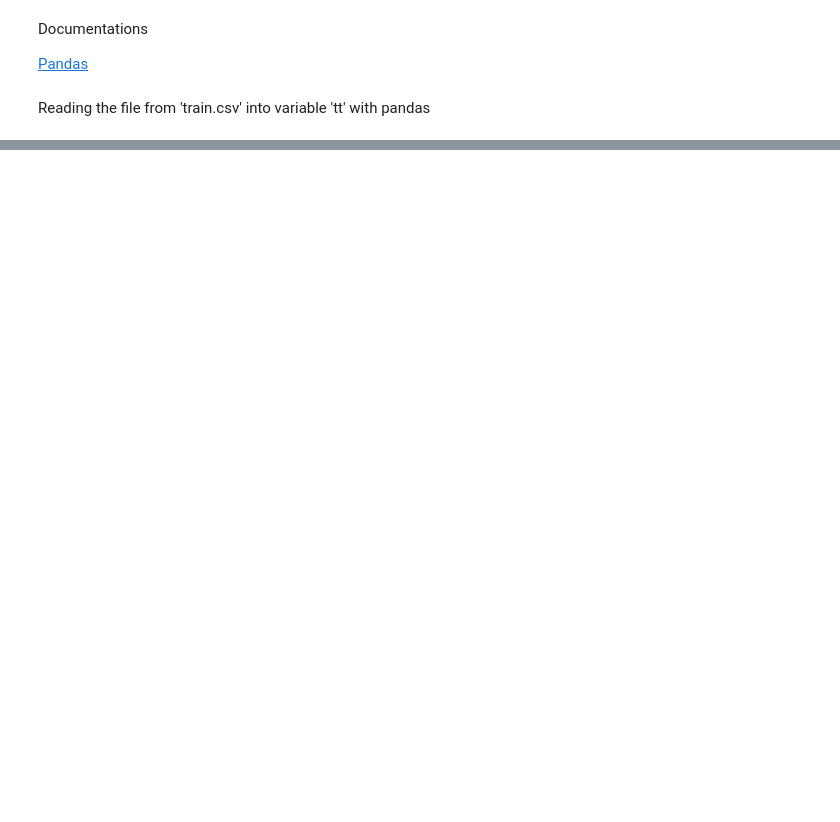
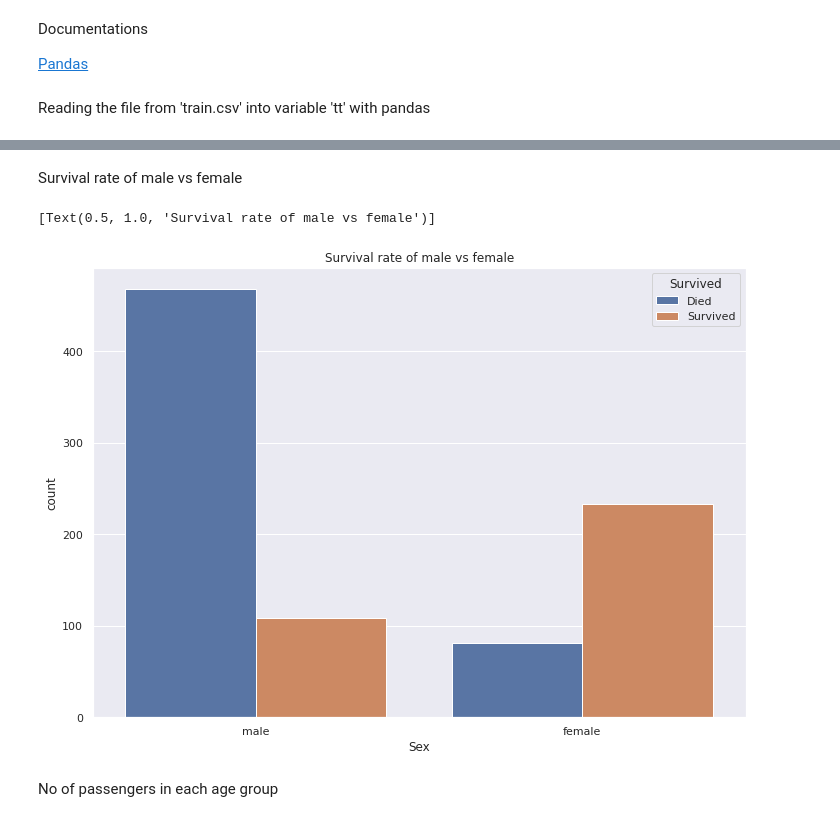
Before and after one commit to nishJay/Scripting-Lab-Codes, a Jupyter notebook: Titanic_dataset.ipynb, the cells around one changed output, grey strips where cells are left out. Cells and saved outputs as stored; diff of their text form; code cells hidden in the pictures; blank space fills up the shorter version.

```diff
--- a/Titanic_dataset.ipynb
+++ b/Titanic_dataset.ipynb
@@ -207,0 +198,10 @@ tt.head(5)
+# %% [markdown]
+Survival rate of male vs female
+# %%
+ax1 = sns.countplot(data= tt, x = 'Sex', hue = 'Survived')
+ax1.set(title = 'Survival rate of male vs female')
+# %% [output]
+[Text(0.5, 1.0, 'Survival rate of male vs female')]
+[figure, added]
+# %% [markdown]
+No of passengers in each age group
```
Also changed, not shown: parts of 47 cells of this notebook.
